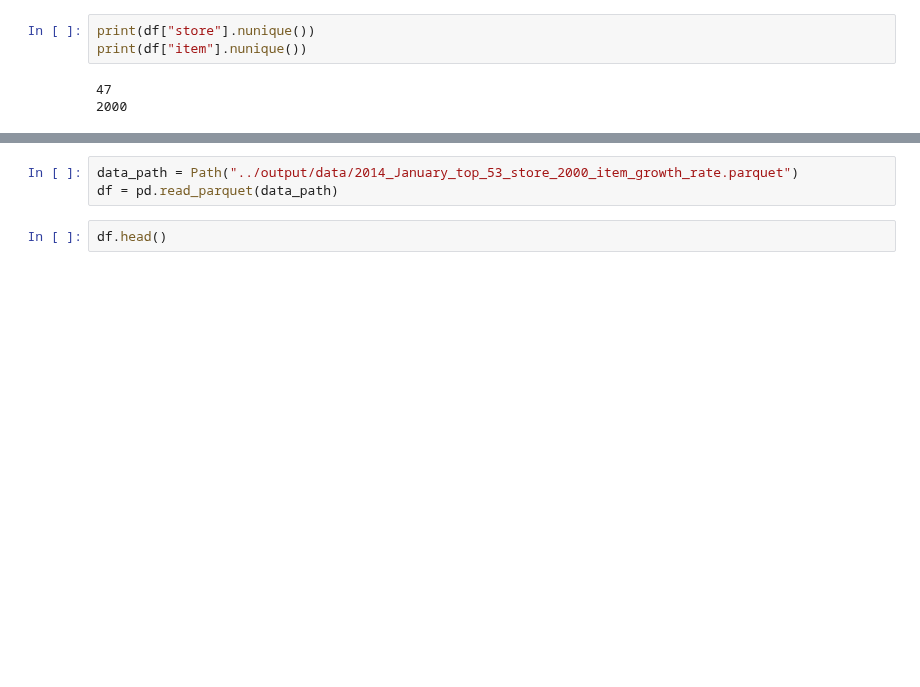
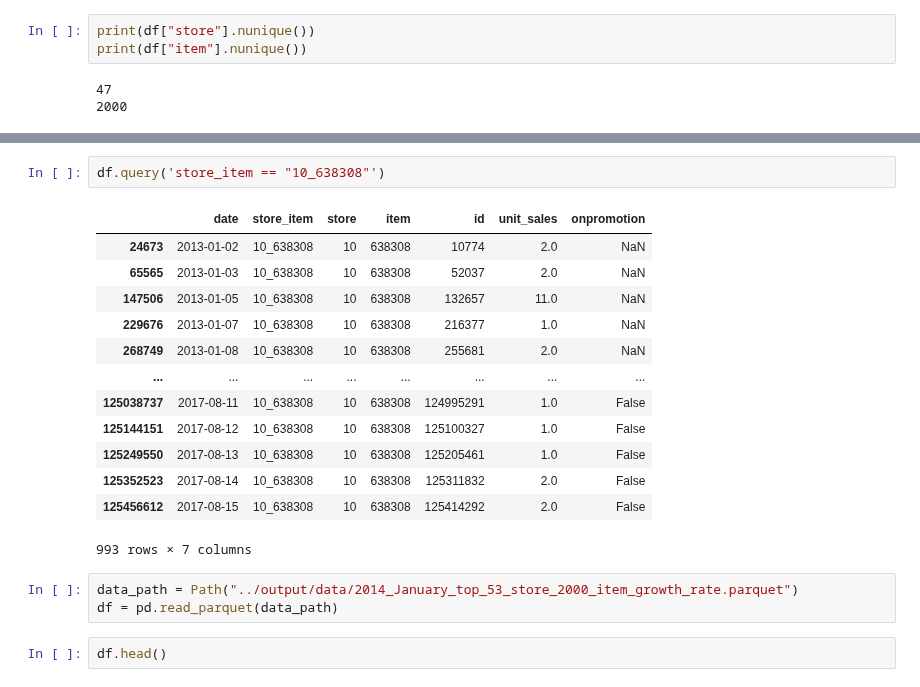
Before and after one commit to ygrepo/kaggle_favorita_grocery_sales_forecasting, a Jupyter notebook: notebook/analysis.ipynb, the cells around one changed output, grey strips where cells are left out. Saved outputs shown, nothing was run; the diff lists cells and outputs as text; blank space fills up the shorter version.

```diff
--- a/notebook/analysis.ipynb
+++ b/notebook/analysis.ipynb
@@ -36,3 +66,19 @@ print(df["item"].nunique())
+# %%
+df.query('store_item == "10_638308"')
+# %% [output]
+|  | date | store_item | store | item | id | unit_sales | onpromotion |
+| 24673 | 2013-01-02 | 10_638308 | 10 | 638308 | 10774 | 2.0 | NaN |
+| 65565 | 2013-01-03 | 10_638308 | 10 | 638308 | 52037 | 2.0 | NaN |
+| 147506 | 2013-01-05 | 10_638308 | 10 | 638308 | 132657 | 11.0 | NaN |
+| 229676 | 2013-01-07 | 10_638308 | 10 | 638308 | 216377 | 1.0 | NaN |
+| 268749 | 2013-01-08 | 10_638308 | 10 | 638308 | 255681 | 2.0 | NaN |
+| ... | ... | ... | ... | ... | ... | ... | ... |
+| 125038737 | 2017-08-11 | 10_638308 | 10 | 638308 | 124995291 | 1.0 | False |
+| 125144151 | 2017-08-12 | 10_638308 | 10 | 638308 | 125100327 | 1.0 | False |
+| 125249550 | 2017-08-13 | 10_638308 | 10 | 638308 | 125205461 | 1.0 | False |
+| 125352523 | 2017-08-14 | 10_638308 | 10 | 638308 | 125311832 | 2.0 | False |
+| 125456612 | 2017-08-15 | 10_638308 | 10 | 638308 | 125414292 | 2.0 | False |
+993 rows × 7 columns
 # %%
 data_path = Path("../output/data/2014_January_top_53_store_2000_item_growth_rate.parquet")
 df = pd.read_parquet(data_path)
```
Also changed, not shown: parts of 54 cells of this notebook, 10 other files.
